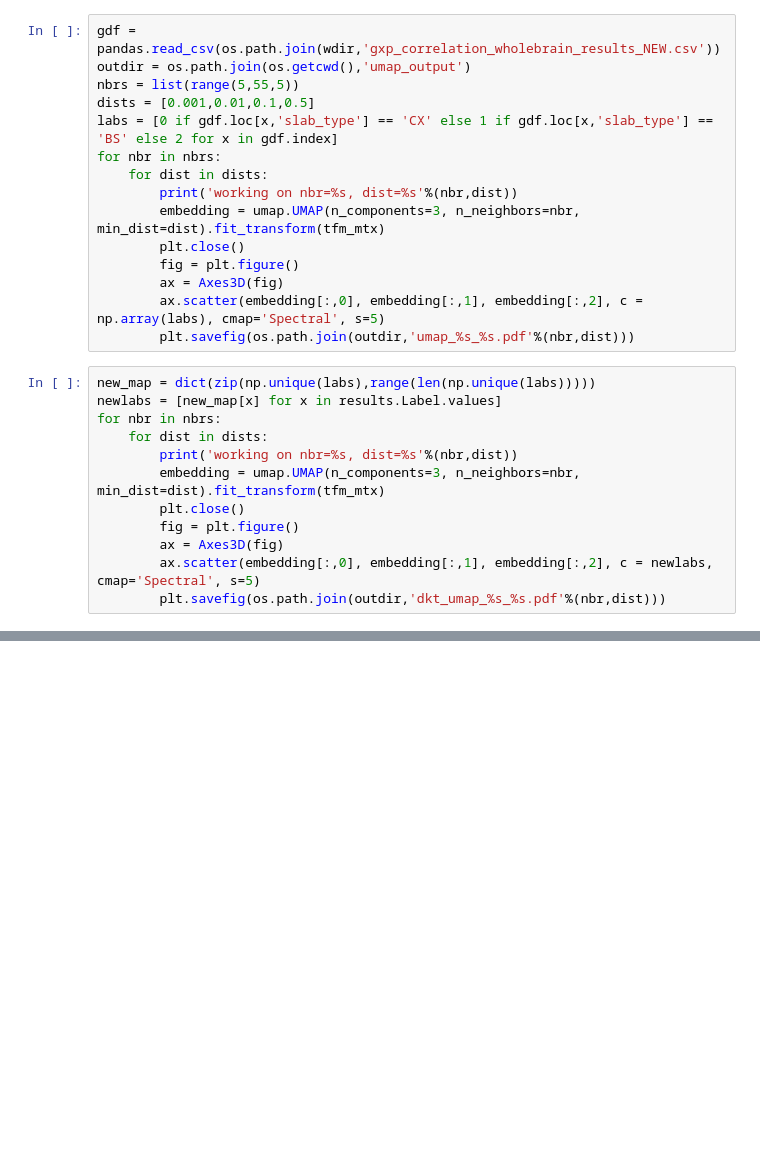
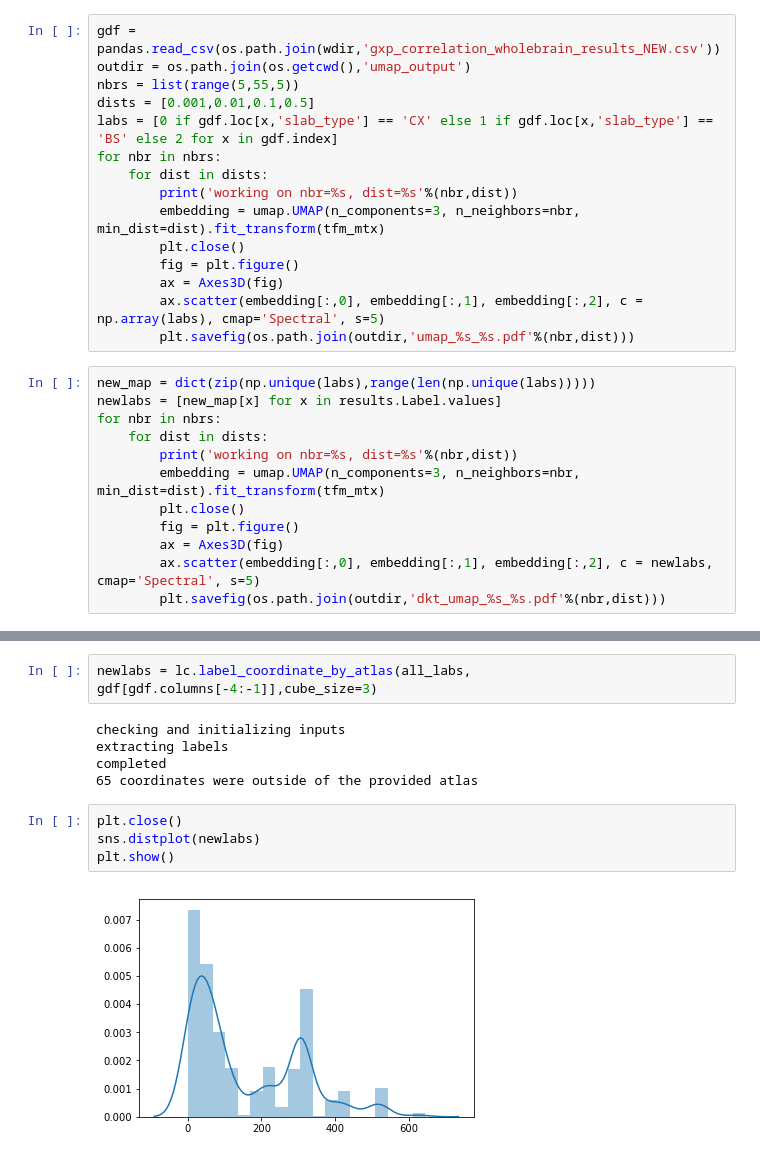
Before and after one commit to illdopejake/hack_projects, a Jupyter notebook: UMAP_AHBA_code.ipynb, the cells around one changed output, grey strips where cells are left out. Drawn from its saved outputs; the diff is of its cells as text; blank space fills up the shorter version.

```diff
--- a/UMAP_AHBA_code.ipynb
+++ b/UMAP_AHBA_code.ipynb
@@ -51,0 +149,13 @@ for nbr in nbrs:
+# %%
+newlabs = lc.label_coordinate_by_atlas(all_labs, gdf[gdf.columns[-4:-1]],cube_size=3)
+# %% [output]
+checking and initializing inputs
+extracting labels
+completed
+65 coordinates were outside of the provided atlas
+# %%
+plt.close()
+sns.distplot(newlabs)
+plt.show()
+# %% [output]
+[figure, added]
```
Also changed, not shown: parts of 34 cells of this notebook, 1 other file.
